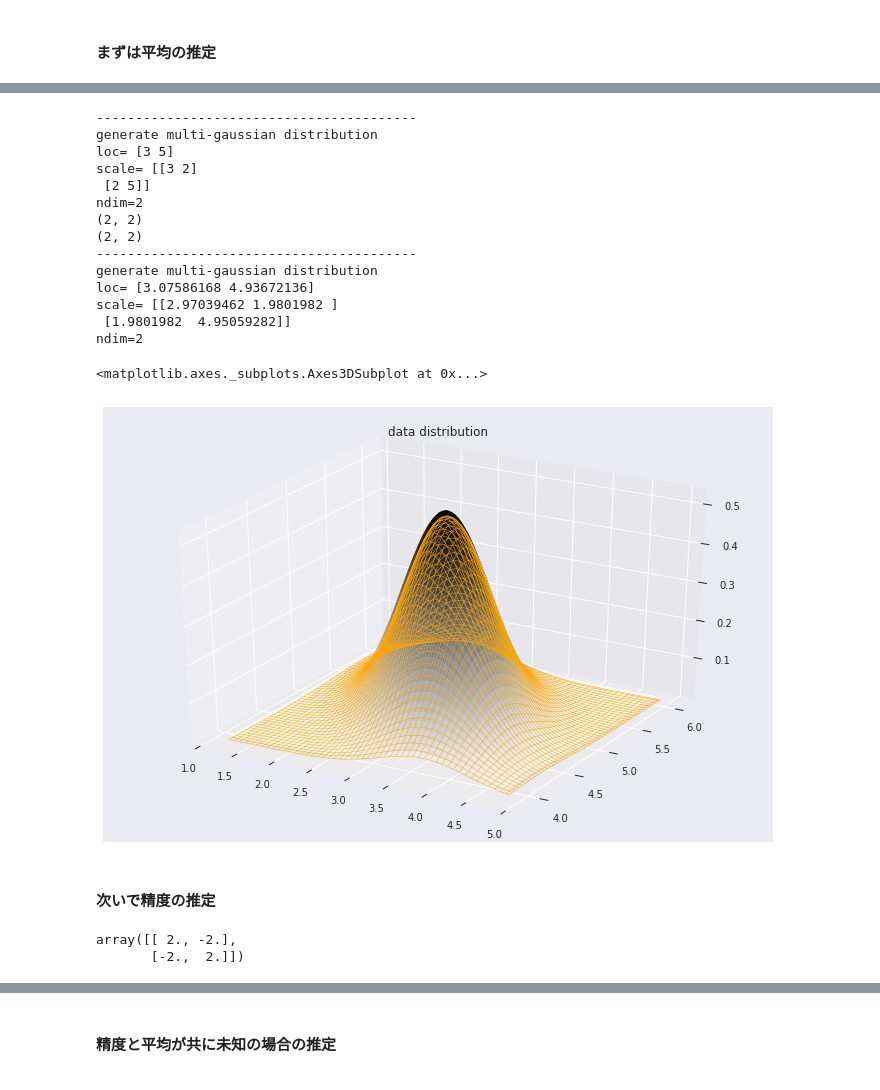
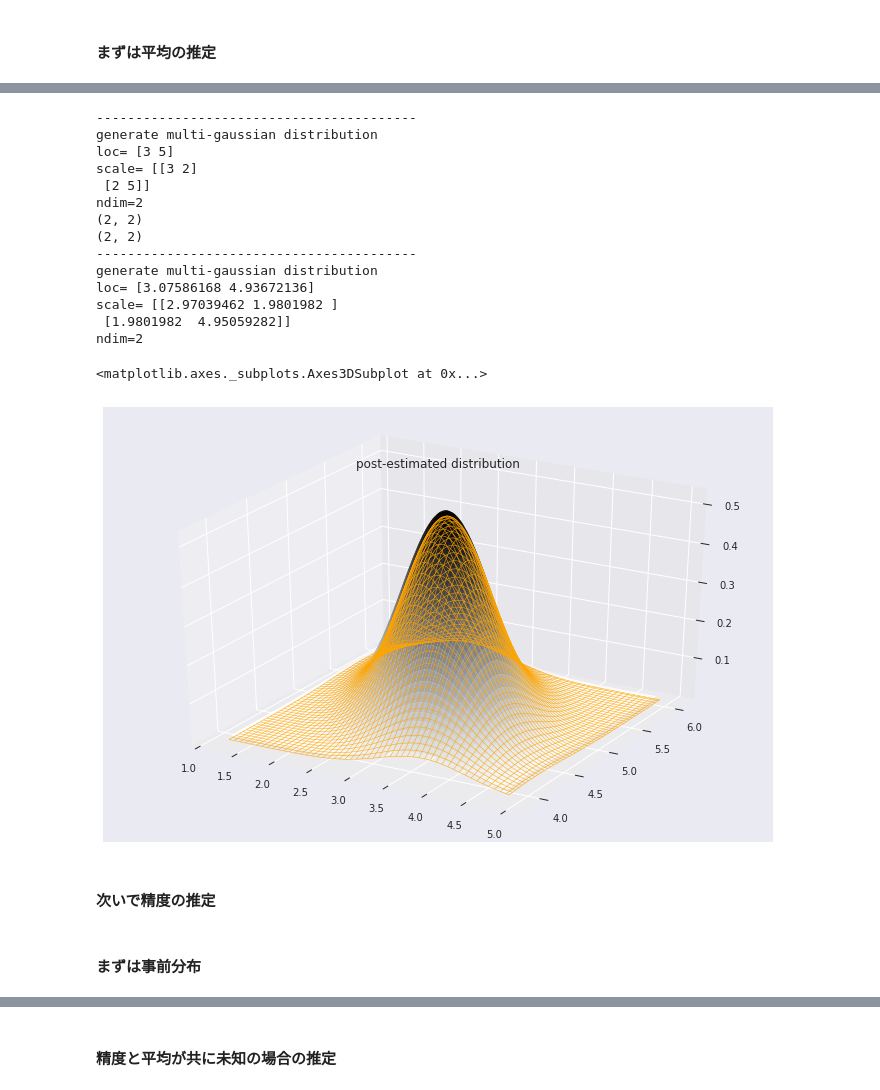
Before and after one commit to min9813/BayesianLearning, a Jupyter notebook: gaussian.ipynb, the cells around one changed output, grey strips where cells are left out. Drawn from its saved outputs; the diff is of its cells as text; code cells hidden in the pictures.

```diff
--- a/gaussian.ipynb
+++ b/gaussian.ipynb
@@ -1,6 +0,0 @@
-# %%
-a = np.array([[1,2,3,4],
-              [5,6,7,8]])
-b = a.T
-print(a.shape, b.shape)
-np.dot(a,b).shape
@@ -201,6 +192,8 @@ def draw_3d_distribution(data_size, parametors,
 
     else:
         ax.plot_wireframe(X1, X2, x_data.reshape(X1.shape), color=cmap,linewidth=0.5)
+        ax.set_title(title)
+
     if need_data:
         return ax, x_data
     else:
@@ -456,58 +455,50 @@ ndim=2
 # %%
-real_mu = np.array([3,5])
-real_sigma_inv = np.array([[3,2],
-                       [2,5]])
-pre_mu_loc = np.array([0,0])
-pre_mu_scale_inv = np.array([[1,0],
-                             [0,1]])
-data_size = 100
-
 ax = draw_3d_distribution(data_size,(real_mu, real_sigma_inv),
                           distribution="norm",
                           cmap="gist_gray_r",
                           seed=3,
                           need_data=False)
 est_mu_scale_inv = data_size*real_sigma_inv+pre_mu_scale_inv
+
+x_data = np.random.multivariate_normal(mean=real_mu, cov=np.linalg.inv(real_sigma_inv), size=data_size)
 
 _m1 = np.linalg.inv(est_mu_scale_inv)
 _m2 = np.dot(real_sigma_inv,np.sum(x_data,axis=0).reshape(-1,1))+np.dot(pre_mu_scale_inv,pre_mu_loc.reshape(-1,1))
 
 print(_axiom1.shape)
 print(_axiom2.shape)
 est_mu_loc = np.dot(_m1, _m2)
 
 _m1 = np.linalg.inv(real_sigma_inv)
 _m2 = np.linalg.inv(est_mu_scale_inv)
 est_data_sigma_inv = np.linalg.inv(_m1 + _m2)
 est_data_mu = est_mu_loc
 
-draw_3d_distribution(data_size,(est_data_mu.reshape(-1), est_data_sigma_inv),cmap="orange",ax=ax)
+draw_3d_distribution(data_size,(est_data_mu.reshape(-1), est_data_sigma_inv),
+                     cmap="orange",
+                     ax=ax,
+                     title="post-estimated distribution")
 # %% [output]
 -----------------------------------------
 generate multi-gaussian distribution
 loc= [3 5]
 scale= [[3 2]
  [2 5]]
 ndim=2
 (2, 2)
 (2, 2)
 -----------------------------------------
 generate multi-gaussian distribution
 loc= [3.07586168 4.93672136]
 scale= [[2.97039462 1.9801982 ]
  [1.9801982  4.95059282]]
 ndim=2
 <matplotlib.axes._subplots.Axes3DSubplot at 0x...>
-[figure, old version]
+[figure, new version]
 # %% [markdown]
 #### 次いで精度の推定
-# %%
-a = np.array([[-2,-1,0,1,2],
-          [2,1,0,-1,-2]])
-np.cov(a,rowvar=2,bias=1)
-# %% [output]
-array([[ 2., -2.],
-       [-2.,  2.]])
+# %% [markdown]
+#### まずは事前分布
 # %%
 real_mu = np.array([3,5])
 real_sigma_inv = np.array([[3,2],
```
Also changed, not shown: parts of 19 cells of this notebook.
